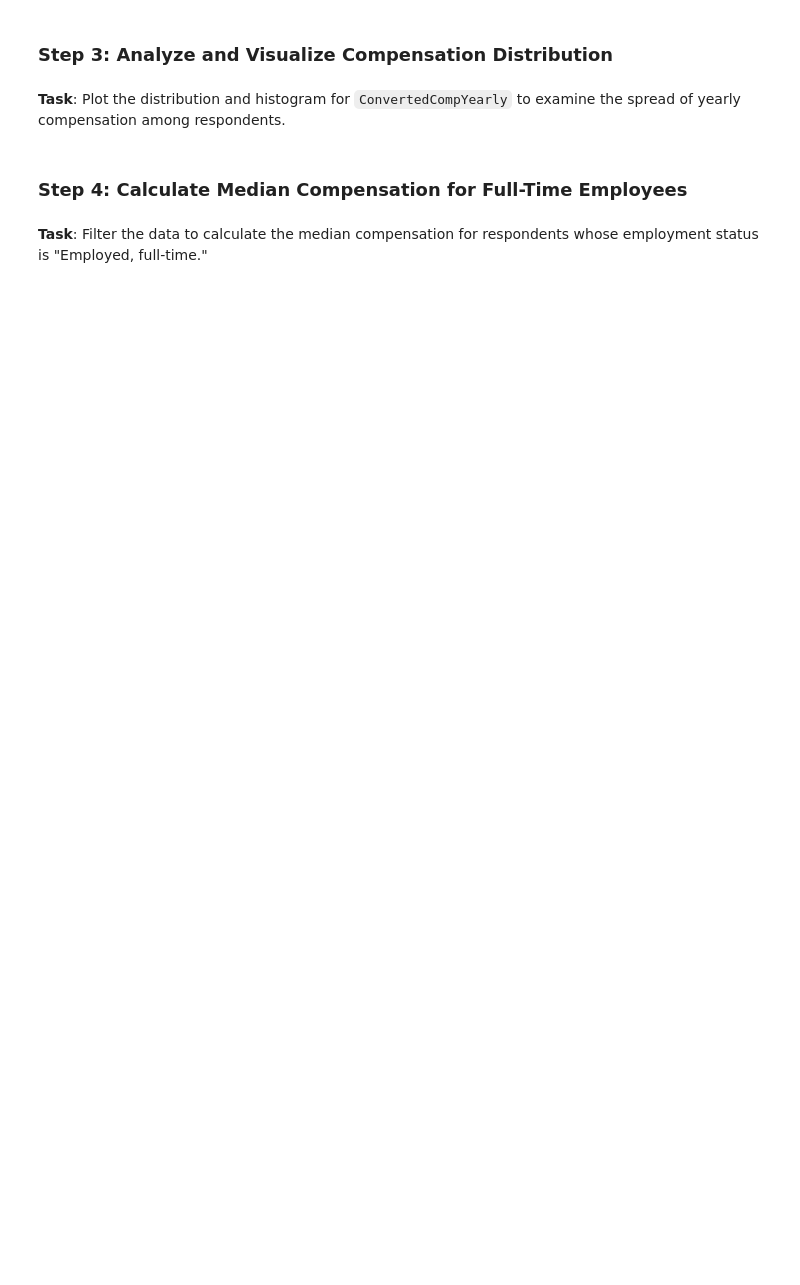
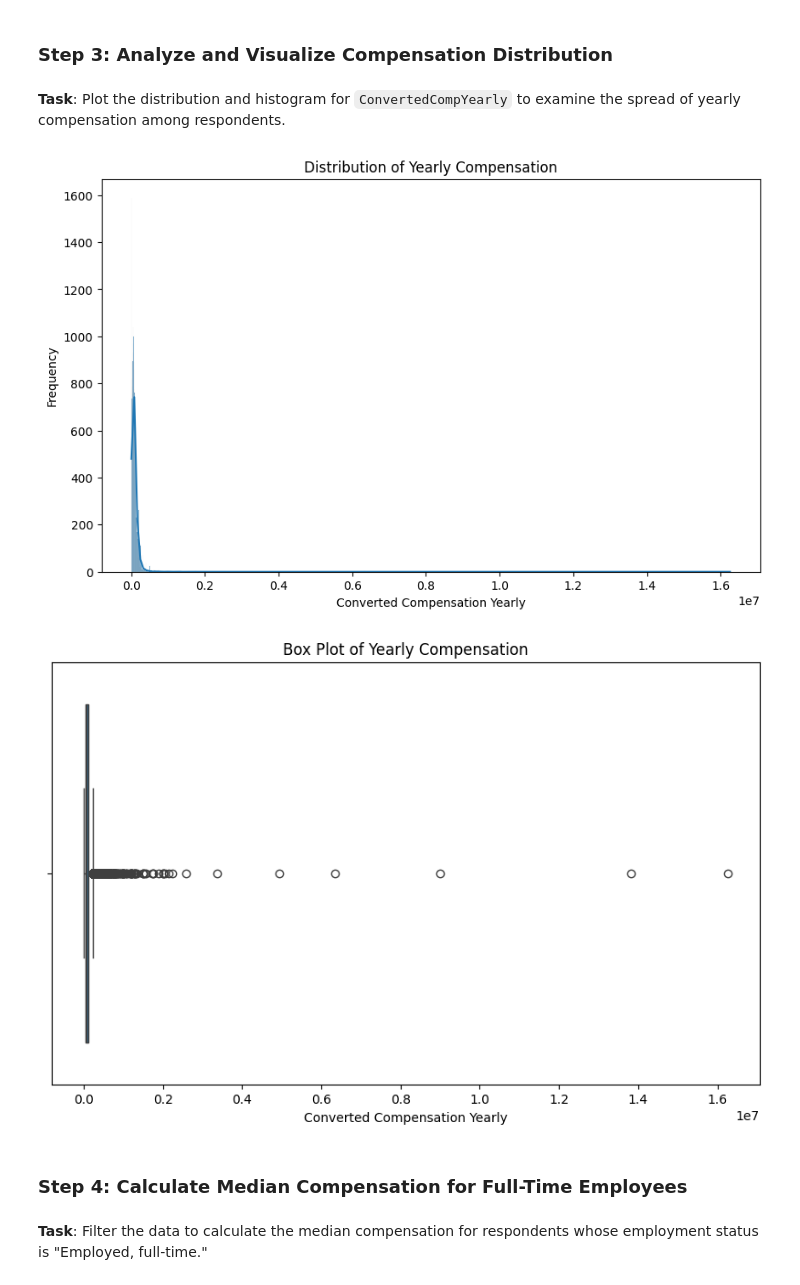
Before and after one commit to Sumant-crty/IBM-Data-Analyst-Capstone-Project, a Jupyter notebook: Lab 13 Finding Correlation.ipynb, the cells around one changed output. Saved outputs shown, nothing was run; the diff lists cells and outputs as text; code cells hidden in the pictures; blank space fills up the shorter version.

```diff
--- a/Lab 13 Finding Correlation.ipynb
+++ b/Lab 13 Finding Correlation.ipynb
@@ -52,3 +68,19 @@ df.head()
+# %%
+plt.figure(figsize=(10, 6))
+sns.histplot(df['ConvertedCompYearly'].dropna(), kde=True)
+plt.title('Distribution of Yearly Compensation')
+plt.xlabel('Converted Compensation Yearly')
+plt.ylabel('Frequency')
+plt.show()
+
+plt.figure(figsize=(10, 6))
+sns.boxplot(x=df['ConvertedCompYearly'].dropna())
+plt.title('Box Plot of Yearly Compensation')
+plt.xlabel('Converted Compensation Yearly')
+plt.show()
+# %% [output]
+[figure, added]
+[figure, added]
 # %% [markdown]
 <h3>Step 4: Calculate Median Compensation for Full-Time Employees</h3>
 # %% [markdown]
```
Also changed, not shown: parts of 15 cells of this notebook.
